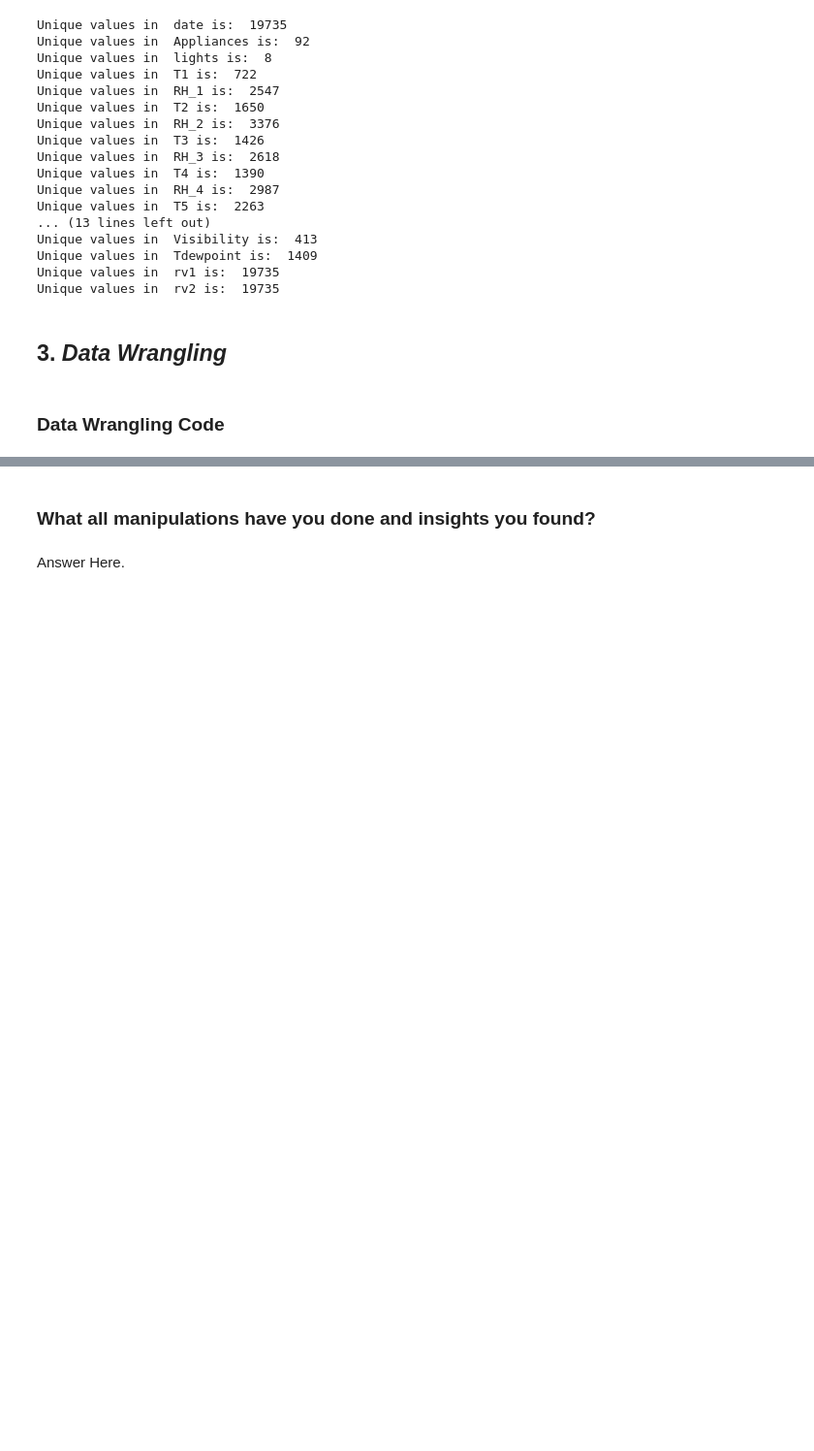
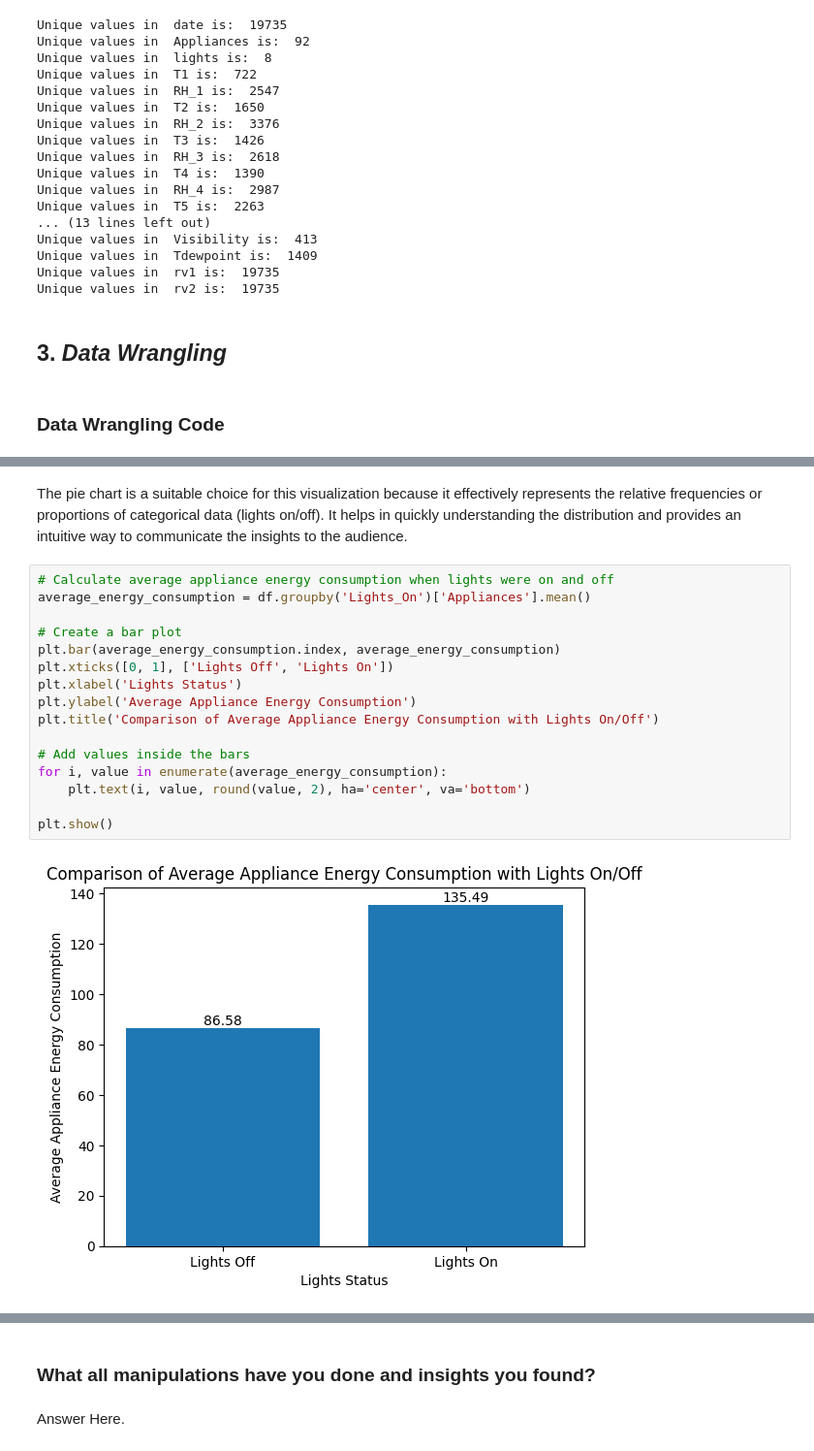
Before and after one commit to ruksz/EnergyPredictionML, a Jupyter notebook: ML_Capstone_Project_Appliance_Energy_Prediction_.ipynb, the cells around one changed output, grey strips where cells are left out. Shown at 97% size. Drawn from its saved outputs; the diff is of its cells as text; blank space fills up the shorter version.

```diff
--- a/ML_Capstone_Project_Appliance_Energy_Prediction_.ipynb
+++ b/ML_Capstone_Project_Appliance_Energy_Prediction_.ipynb
@@ -466,0 +434,20 @@ selected_columns = ['T1', 'RH_1']
+# %% [markdown]
+The pie chart is a suitable choice for this visualization because it effectively represents the relative frequencies or proportions of categorical data (lights on/off). It helps in quickly understanding the distribution and provides an intuitive way to communicate the insights to the audience.
+# %%
+# Calculate average appliance energy consumption when lights were on and off
+average_energy_consumption = df.groupby('Lights_On')['Appliances'].mean()
+
+# Create a bar plot
+plt.bar(average_energy_consumption.index, average_energy_consumption)
+plt.xticks([0, 1], ['Lights Off', 'Lights On'])
+plt.xlabel('Lights Status')
+plt.ylabel('Average Appliance Energy Consumption')
+plt.title('Comparison of Average Appliance Energy Consumption with Lights On/Off')
+
+# Add values inside the bars
+for i, value in enumerate(average_energy_consumption):
+    plt.text(i, value, round(value, 2), ha='center', va='bottom')
+
+plt.show()
+# %% [output]
+[figure, added]
```
Also changed, not shown: parts of 52 cells of this notebook.
